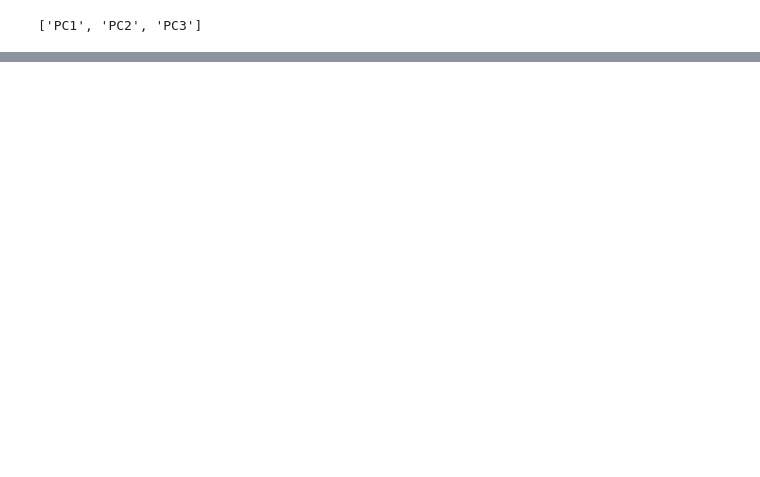
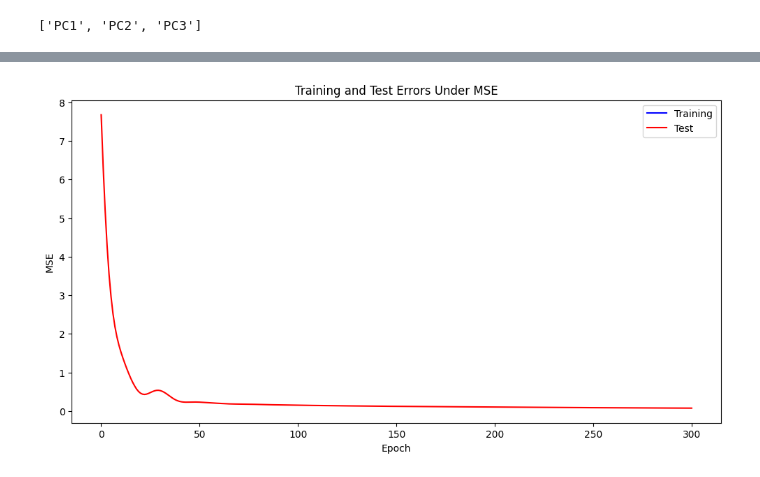
Before and after one commit to Fabian-Leal/PhD-Thesis---Incorporating-Deep-Learning-into-Statistical-Models-for-Spatial-Interpolation, a Jupyter notebook: Paper 3 PhD BNNs for multivariate predictions/NN Multivariate/PCA prediction density.ipynb, the cells around one changed output, grey strips where cells are left out. Cells and saved outputs as stored; diff of their text form; code cells hidden in the pictures; blank space fills up the shorter version.

```diff
--- a/Paper 3 PhD BNNs for multivariate predictions/NN Multivariate/PCA prediction density.ipynb
+++ b/Paper 3 PhD BNNs for multivariate predictions/NN Multivariate/PCA prediction density.ipynb
@@ -545,0 +190,93 @@ Metrics for Training set:
+# %%
+import numpy as np
+import torch
+import torch.nn as nn
+import torch.optim as optim
+from sklearn.model_selection import KFold
+from sklearn.metrics import mean_squared_error, mean_absolute_error, r2_score
+
+torch.manual_seed(42)
+np.random.seed(42)
+
+# Assuming deposit_data, covariates, and other necessary variables are defined
+
+# Create an array to store metrics for each fold
+test_mse_list = []
+test_rmse_list = []
+test_mae_list = []
+test_r2_list = []
+
+# Define the number of folds for cross-validation
+num_folds = 10
+kf = KFold(n_splits=num_folds, shuffle=True, random_state=42)
+
+# Perform k-fold cross-validation
+for fold, (train_index, test_index) in enumerate(kf.split(deposit_data)):
+    train_data, test_data = deposit_data.iloc[train_index], deposit_data.iloc[test_index]
+
+    x_train = train_data[covariates].values
+    y_train = train_data['Density_gcm3'].values
+
+    x_test = test_data[covariates].values
+    y_test = test_data['Density_gcm3'].values
+
+    # Define your neural network
+    model = nn.Sequential(
+        nn.Linear(in_features=len(covariates), out_features=500),
+        nn.ReLU(),
+        nn.Linear(in_features=500, out_features=1)
+    )
+
+    mse_loss = nn.MSELoss()
+    optimizer = optim.Adam(model.parameters(), lr=0.001)
+
+    train_losses = []  # To store training losses during training
+    test_losses = []   # To store test losses during training
+
+    # Training loop
+    for step in range(301):
+        pre = model(torch.tensor(x_train, dtype=torch.float32))
+        mse = mse_loss(pre, torch.tensor(y_train.reshape(-1, 1), dtype=torch.float32))
+        cost = mse
+
+        optimizer.zero_grad()
+        cost.backward()
+        optimizer.step()
+
+        pre_test = model(torch.tensor(x_test, dtype=torch.float32))
+        mse_test = mse_loss(pre_test, torch.tensor(y_test.reshape(-1, 1), dtype=torch.float32))
+        test_losses.append(mse_test.item())
+
+
+    # Store metrics for this fold
+    test_predictions_fold = model(torch.tensor(x_test, dtype=torch.float32)).detach().numpy().flatten()
+    test_mse_list.append(mean_squared_error(y_test, test_predictions_fold))
+    test_rmse_list.append(np.sqrt(test_mse_list[-1]))
+    test_mae_list.append(mean_absolute_error(y_test, test_predictions_fold))
+    test_r2_list.append(r2_score(y_test, test_predictions_fold))
+
+    # Print metrics for the current fold
+    print(f"\nMetrics for Fold {fold + 1}:")
+    print_metrics(y_test, test_predictions_fold, "Test")
+
+        # Create a plot showing only values under 0.2 on the y-axis
+    plt.figure(figsize=(12, 6))
+    plt.plot(train_losses, label='Training', color='blue')
+    plt.plot(test_losses, label='Test', color='red')
+    plt.xlabel('Epoch')
+    plt.ylabel('MSE')
+    #plt.ylim(0, 1)  # Set the y-axis limit to filter values under 0.05
+    plt.legend()
+    plt.title('Training and Test Errors Under MSE')
+    plt.show()
+
+
+
+
+# Print average metrics across folds
+print("\nAverage Metrics Across Folds:")
+print(f"  Average MSE: {np.mean(test_mse_list):.4f}")
+print(f"  Average RMSE: {np.mean(test_rmse_list):.4f}")
+print(f"  Average MAE: {np.mean(test_mae_list):.4f}")
+print(f"  Average R^2: {np.mean(test_r2_list):.4f}")
+# %% [output]
@@ -545,0 +289 @@ Metrics for Training set:
+[figure, added]
```
Also changed, not shown: parts of 23 cells of this notebook, 14 other files.
